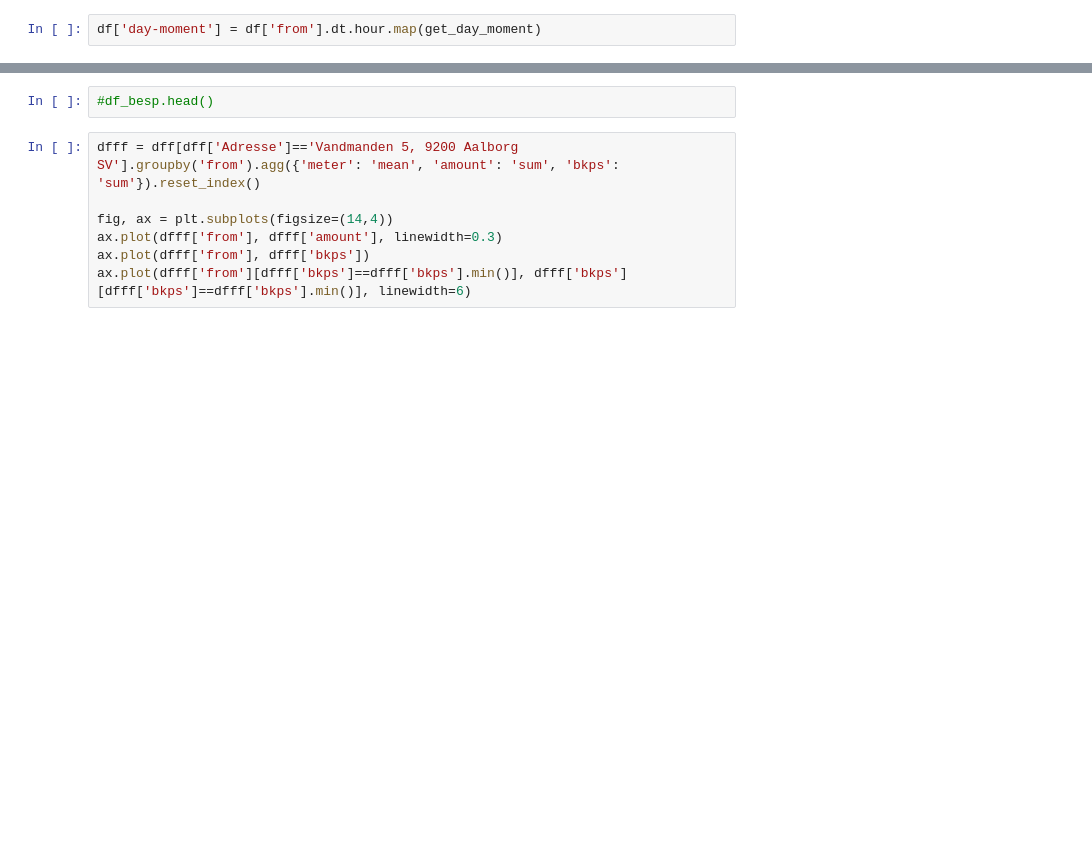
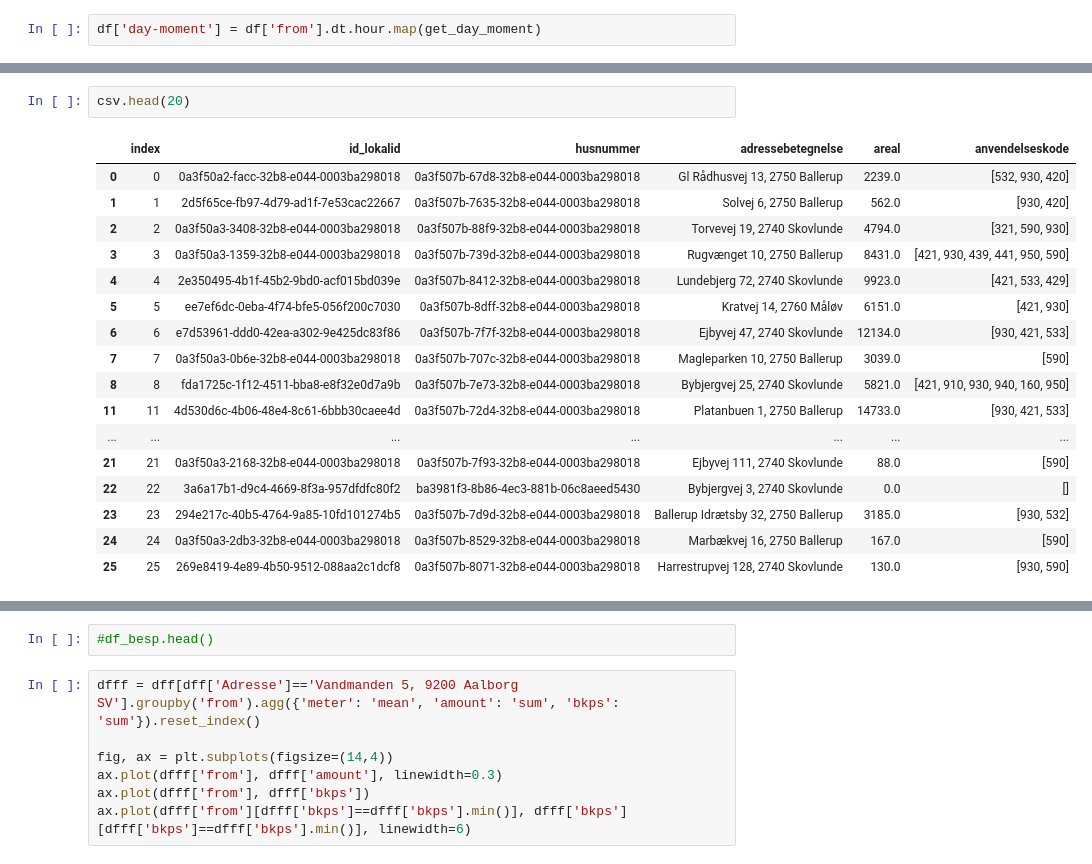
Before and after one commit to Mikkel-schmidt/El, a Jupyter notebook: Code2/Hent_data.ipynb, the cells around one changed output, grey strips where cells are left out. Cells and saved outputs as stored; diff of their text form; blank space fills up the shorter version.

```diff
--- a/Code2/Hent_data.ipynb
+++ b/Code2/Hent_data.ipynb
@@ -326,0 +361,20 @@ See the caveats in the documentation: https://pandas.pydata.org/pandas-docs/stab
+# %%
+csv.head(20)
+# %% [output]
+|  | index | id_lokalid | husnummer | adressebetegnelse | areal | anvendelseskode |
+| 0 | 0 | 0a3f50a2-facc-32b8-e044-0003ba298018 | 0a3f507b-67d8-32b8-e044-0003ba298018 | Gl Rådhusvej 13, 2750 Ballerup | 2239.0 | [532, 930, 420] |
+| 1 | 1 | 2d5f65ce-fb97-4d79-ad1f-7e53cac22667 | 0a3f507b-7635-32b8-e044-0003ba298018 | Solvej 6, 2750 Ballerup | 562.0 | [930, 420] |
+| 2 | 2 | 0a3f50a3-3408-32b8-e044-0003ba298018 | 0a3f507b-88f9-32b8-e044-0003ba298018 | Torvevej 19, 2740 Skovlunde | 4794.0 | [321, 590, 930] |
+| 3 | 3 | 0a3f50a3-1359-32b8-e044-0003ba298018 | 0a3f507b-739d-32b8-e044-0003ba298018 | Rugvænget 10, 2750 Ballerup | 8431.0 | [421, 930, 439, 441, 950, 590] |
+| 4 | 4 | 2e350495-4b1f-45b2-9bd0-acf015bd039e | 0a3f507b-8412-32b8-e044-0003ba298018 | Lundebjerg 72, 2740 Skovlunde | 9923.0 | [421, 533, 429] |
+| 5 | 5 | ee7ef6dc-0eba-4f74-bfe5-056f200c7030 | 0a3f507b-8dff-32b8-e044-0003ba298018 | Kratvej 14, 2760 Måløv | 6151.0 | [421, 930] |
+| 6 | 6 | e7d53961-ddd0-42ea-a302-9e425dc83f86 | 0a3f507b-7f7f-32b8-e044-0003ba298018 | Ejbyvej 47, 2740 Skovlunde | 12134.0 | [930, 421, 533] |
+| 7 | 7 | 0a3f50a3-0b6e-32b8-e044-0003ba298018 | 0a3f507b-707c-32b8-e044-0003ba298018 | Magleparken 10, 2750 Ballerup | 3039.0 | [590] |
+| 8 | 8 | fda1725c-1f12-4511-bba8-e8f32e0d7a9b | 0a3f507b-7e73-32b8-e044-0003ba298018 | Bybjergvej 25, 2740 Skovlunde | 5821.0 | [421, 910, 930, 940, 160, 950] |
+| 11 | 11 | 4d530d6c-4b06-48e4-8c61-6bbb30caee4d | 0a3f507b-72d4-32b8-e044-0003ba298018 | Platanbuen 1, 2750 Ballerup | 14733.0 | [930, 421, 533] |
+| ... | ... | ... | ... | ... | ... | ... |
+| 21 | 21 | 0a3f50a3-2168-32b8-e044-0003ba298018 | 0a3f507b-7f93-32b8-e044-0003ba298018 | Ejbyvej 111, 2740 Skovlunde | 88.0 | [590] |
+| 22 | 22 | 3a6a17b1-d9c4-4669-8f3a-957dfdfc80f2 | ba3981f3-8b86-4ec3-881b-06c8aeed5430 | Bybjergvej 3, 2740 Skovlunde | 0.0 | [] |
+| 23 | 23 | 294e217c-40b5-4764-9a85-10fd101274b5 | 0a3f507b-7d9d-32b8-e044-0003ba298018 | Ballerup Idrætsby 32, 2750 Ballerup | 3185.0 | [930, 532] |
+| 24 | 24 | 0a3f50a3-2db3-32b8-e044-0003ba298018 | 0a3f507b-8529-32b8-e044-0003ba298018 | Marbækvej 16, 2750 Ballerup | 167.0 | [590] |
+| 25 | 25 | 269e8419-4e89-4b50-9512-088aa2c1dcf8 | 0a3f507b-8071-32b8-e044-0003ba298018 | Harrestrupvej 128, 2740 Skovlunde | 130.0 | [930, 590] |
```
Also changed, not shown: parts of 13 cells of this notebook, 2 other files.
